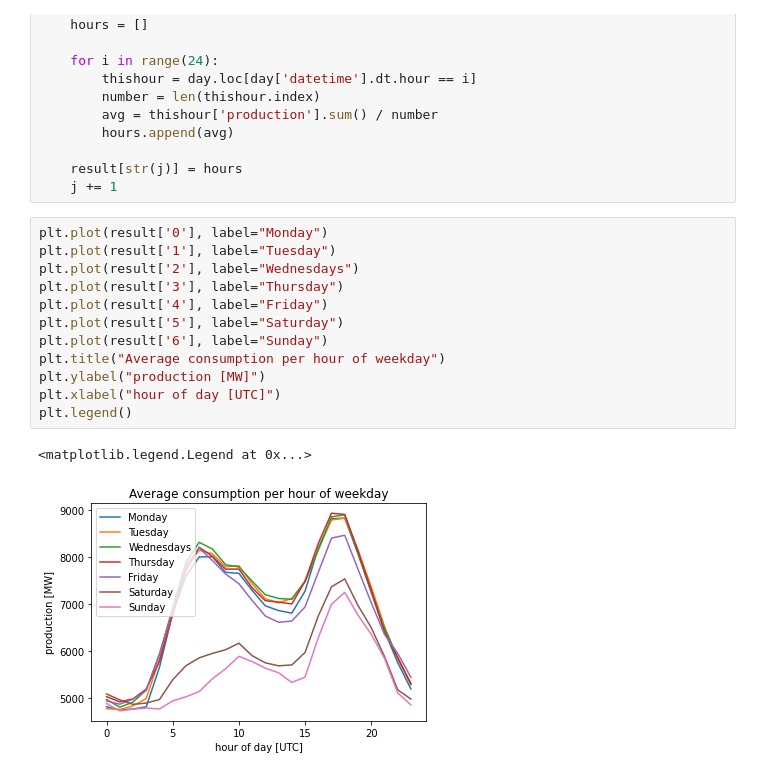
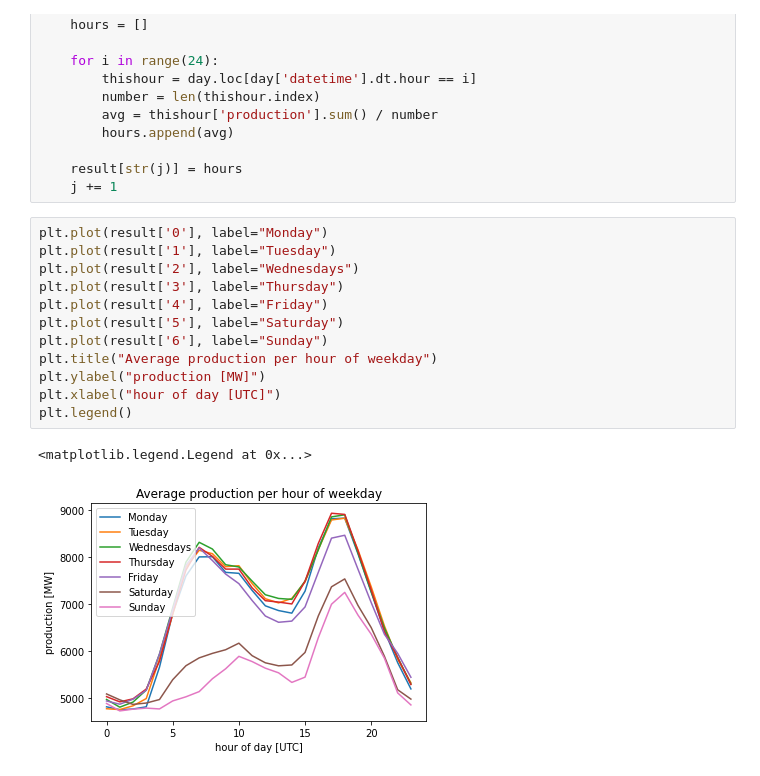
Before and after one commit to invveritas/green_charging_emobility, a Jupyter notebook: Notebooks/CO2 intensity trends per weekday an hour.ipynb, the cells around one changed output. Drawn from its saved outputs; the diff is of its cells as text.

Commit message:
made some analysis on how the co2 intensity looks like on a per day and hour basis

```diff
--- a/Notebooks/CO2 intensity trends per weekday an hour.ipynb
+++ b/Notebooks/CO2 intensity trends per weekday an hour.ipynb
@@ -296,15 +293,15 @@ for day in days:
 # %%
 plt.plot(result['0'], label="Monday")
 plt.plot(result['1'], label="Tuesday")
 plt.plot(result['2'], label="Wednesdays")
 plt.plot(result['3'], label="Thursday")
 plt.plot(result['4'], label="Friday")
 plt.plot(result['5'], label="Saturday")
 plt.plot(result['6'], label="Sunday")
-plt.title("Average consumption per hour of weekday")
+plt.title("Average production per hour of weekday")
 plt.ylabel("production [MW]")
 plt.xlabel("hour of day [UTC]")
 plt.legend()
 # %% [output]
 <matplotlib.legend.Legend at 0x...>
-[figure, old version]
+[figure, new version]
```
Also changed, not shown: parts of 1 cell of this notebook.
